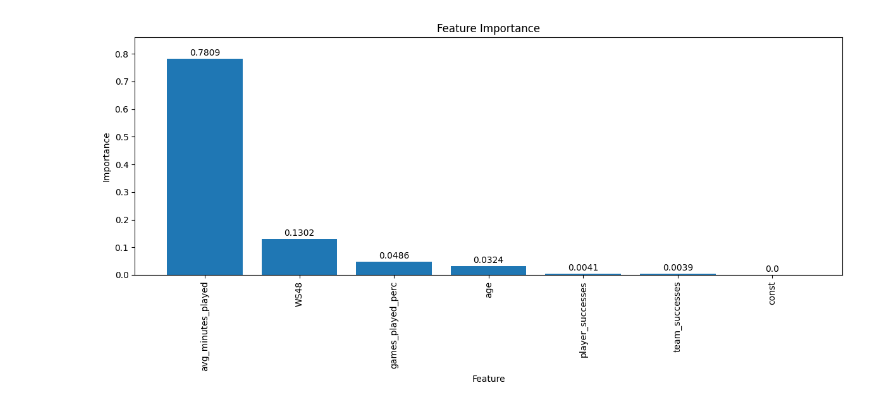
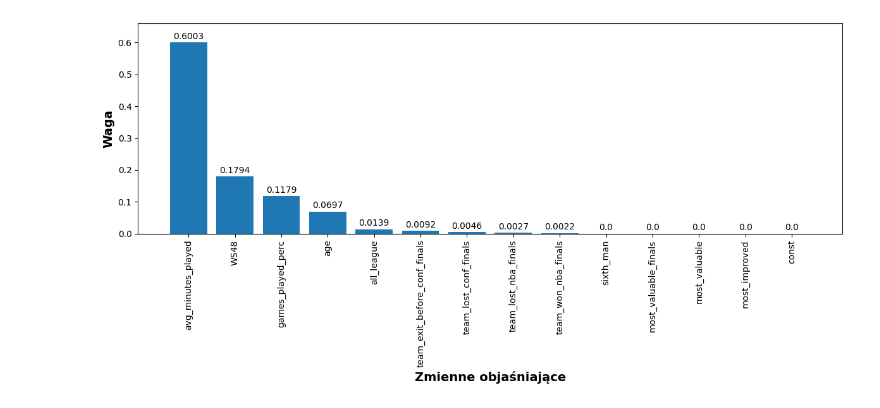
Before and after one commit to andrzej-zernaczuk/bachelor_degree, a Jupyter notebook: XGBoost.ipynb, the cells around one changed output. Cells and saved outputs as stored; diff of their text form; code cells hidden in the pictures.

```diff
--- a/XGBoost.ipynb
+++ b/XGBoost.ipynb
@@ -12,6 +11,23 @@ X_train = pd.read_csv("./data/final_data/X_train.csv", encoding='utf-8')
 X_test = pd.read_csv("./data/final_data/X_test.csv", encoding='utf-8')
 y_train = pd.read_csv("./data/final_data/y_train.csv", encoding='utf-8')
 y_test = pd.read_csv("./data/final_data/y_test.csv", encoding='utf-8')
+# %%
+X_train = X_train.rename(columns={"team_won_finals": "team_won_nba_finals"})
+X_train = X_train.rename(columns={"team_lost_finals": "team_lost_nba_finals"})
+X_train = X_train.rename(columns={"team_lost_semifinals": "team_lost_conf_finals"})
+X_train = X_train.rename(columns={"team_lost_first_match": "team_exit_before_conf_finals"})
+X_test = X_test.rename(columns={"team_won_finals": "team_won_nba_finals"})
+X_test = X_test.rename(columns={"team_lost_finals": "team_lost_nba_finals"})
+X_test = X_test.rename(columns={"team_lost_semifinals": "team_lost_conf_finals"})
+X_test = X_test.rename(columns={"team_lost_first_match": "team_exit_before_conf_finals"})
+y_train = y_train.rename(columns={"team_won_finals": "team_won_nba_finals"})
+y_train = y_train.rename(columns={"team_lost_finals": "team_lost_nba_finals"})
+y_train = y_train.rename(columns={"team_lost_semifinals": "team_lost_conf_finals"})
+y_train = y_train.rename(columns={"team_lost_first_match": "team_exit_before_conf_finals"})
+y_test = y_test.rename(columns={"team_won_finals": "team_won_nba_finals"})
+y_test = y_test.rename(columns={"team_lost_finals": "team_lost_nba_finals"})
+y_test = y_test.rename(columns={"team_lost_semifinals": "team_lost_conf_finals"})
+y_test = y_test.rename(columns={"team_lost_first_match": "team_exit_before_conf_finals"})
 # %%
 xgb_model = GradientBoostingRegressor()
 # %%
@@ -61,5 +55,5 @@ Best params from random search: {'subsample': 0.8, 'n_estimators': 300, 'min_sam
 # %%
-model = GradientBoostingRegressor(subsample=0.8, n_estimators=300, min_samples_split=4, min_samples_leaf=3, max_features=None, max_depth=4, loss='huber', learning_rate=0.02, alpha=0.4)
+model = GradientBoostingRegressor(subsample=0.7, n_estimators=400, min_samples_split=4, min_samples_leaf=6, max_features=None, max_depth=3, loss='absolute_error', learning_rate=0.05, alpha=0.1)
 # %%
 model.fit(X_train.drop(columns=["ID", "season", "games_started_perc", "minutes_played", "PER"]), y_train.values.ravel())
 # %% [output]
@@ -106,35 +125,36 @@ plt.show()
 # %%
+importances = model.feature_importances_
+
 # Sort feature importances in descending order
 indices = np.argsort(importances)[::-1]
 
 X_train_drop = X_train.drop(columns=["ID", "season", "games_started_perc", "minutes_played", "PER"])
 # Rearrange feature names so they match the sorted feature importances
 names = [X_train_drop.columns[i] for i in indices]
 
 # Create a plot
 plt.figure(figsize=(12, 6))
 
 # Create bars
 bars = plt.bar(range(len(importances)), importances[indices], align="center")
 
 # Add feature names as x-axis labels
 plt.xticks(range(len(importances)), names, rotation=90)
 
 # Create plot title and axis titles
-plt.title("Feature Importance")
-plt.xlabel("Feature")
-plt.ylabel("Importance")
+plt.xlabel("Zmienne objaśniające", weight='bold', fontsize=14)
+plt.ylabel("Waga", weight='bold', fontsize=14)
 
 # Adjust the y-axis limits: set the upper limit to 1.1 times the highest feature importance
 plt.ylim(0, max(importances[indices]) * 1.1)
 
 # Annotate bars with their values
 for bar in bars:
     yval = bar.get_height()
     plt.text(bar.get_x() + bar.get_width()/2, yval + 0.005, round(yval, 4), ha='center', va='bottom')
 
 # Show plot
 plt.tight_layout()  # Adjust layout for better visualization if necessary
 plt.show()
 # %% [output]
-[figure, old version]
+[figure, new version]
```
Also changed, not shown: parts of 27 cells of this notebook, 26 other files.
